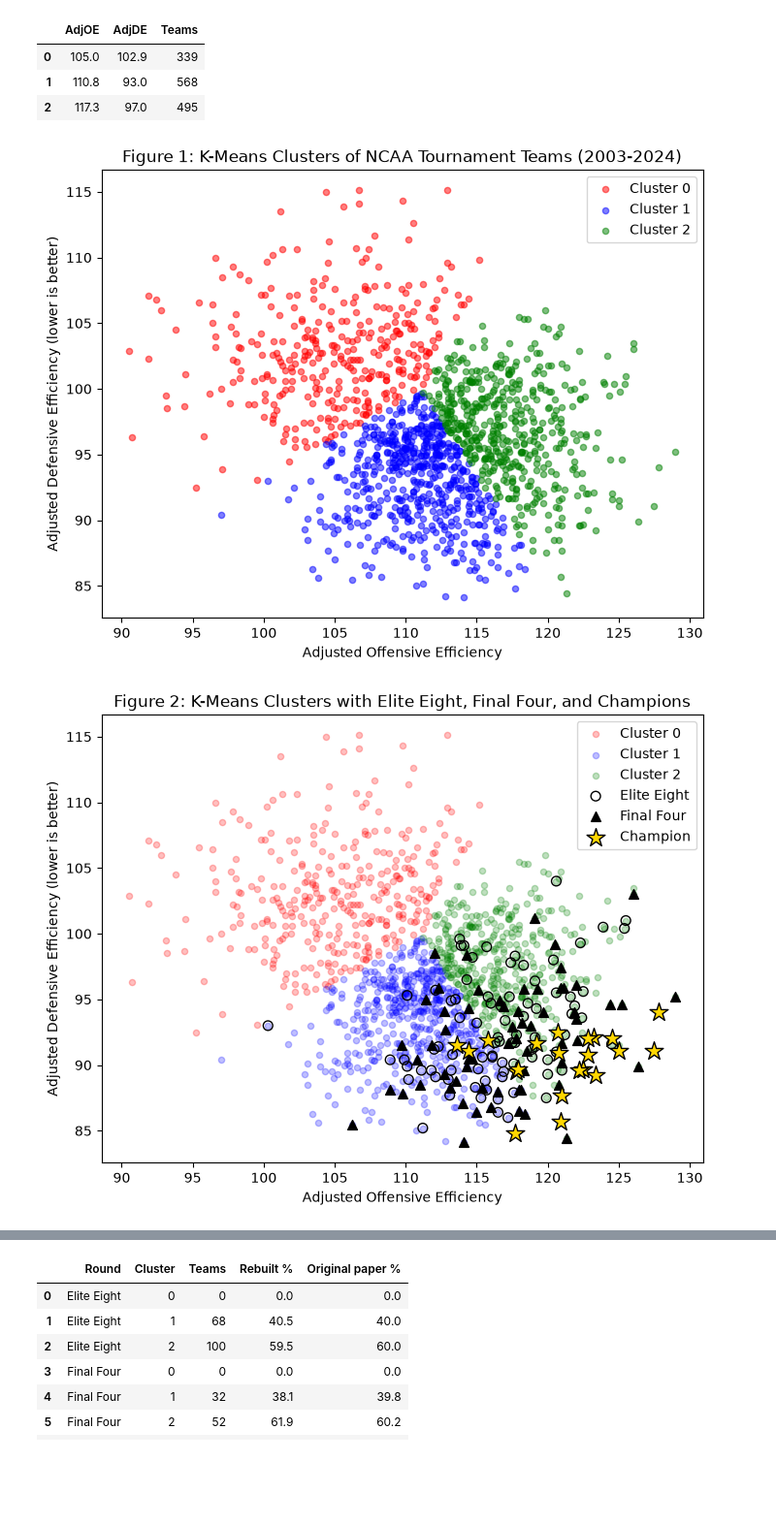
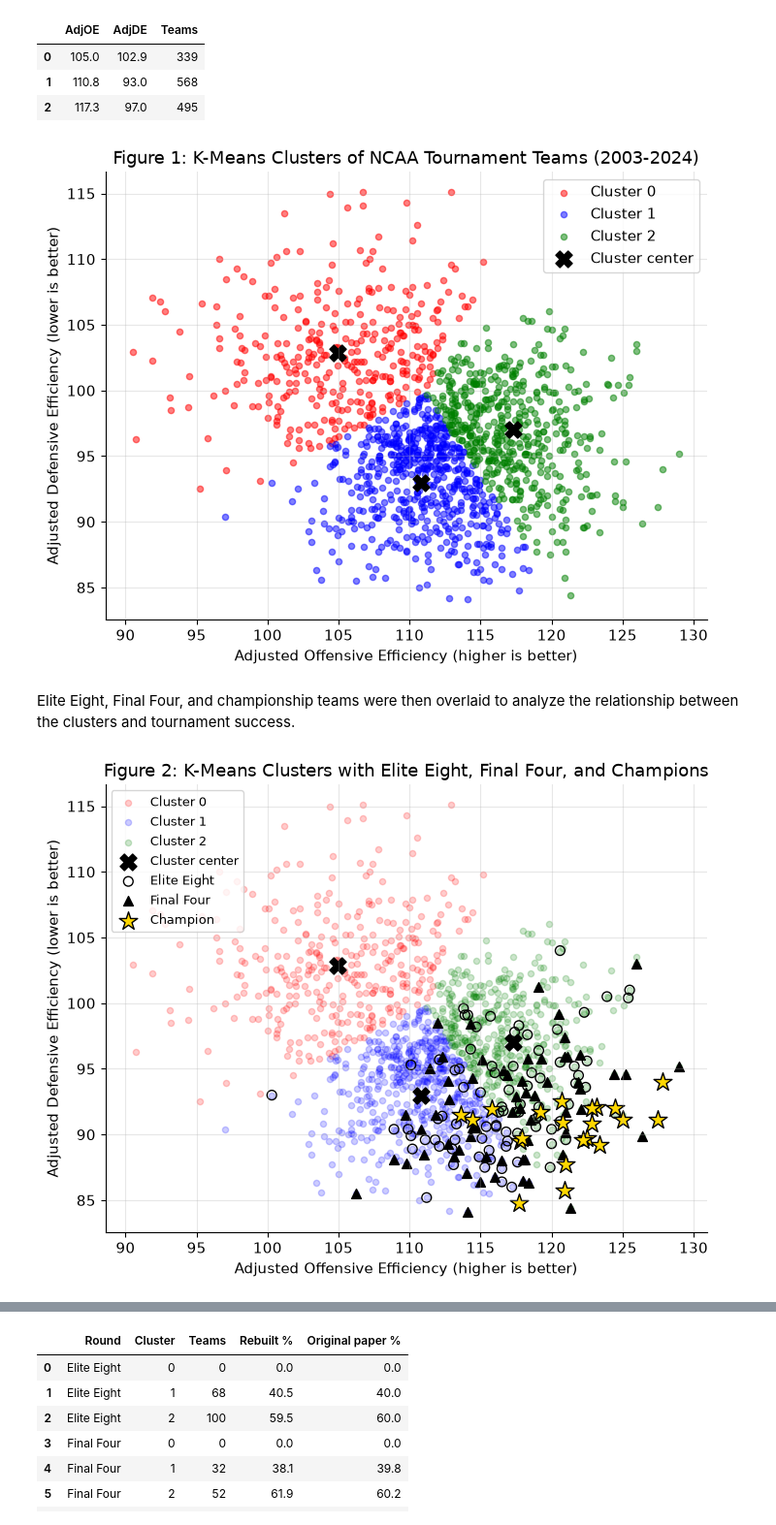
Before and after one commit to ColeDiGregorio/march-madness-analysis, a Jupyter notebook: march_madness.ipynb, the cells around one changed output, grey strips where cells are left out. Shown at 97% size. Drawn from its saved outputs; the diff is of its cells as text; code cells hidden in the pictures; blank space fills up the shorter version.

```diff
--- a/march_madness.ipynb
+++ b/march_madness.ipynb
@@ -15,3 +24,6 @@ from sklearn.cluster import KMeans
 from sklearn.linear_model import LogisticRegression
 from sklearn.model_selection import train_test_split
 from sklearn.metrics import accuracy_score, confusion_matrix, classification_report
+
+plt.rcParams.update({"figure.figsize": (8, 6), "font.size": 11, "axes.grid": True, "grid.alpha": 0.3,
+                     "axes.spines.top": False, "axes.spines.right": False})
@@ -85,9 +106,10 @@ results.head()
 # %%
 # 1/0 target columns: did this team reach each round?
-for col in ["Elite Eight", "Final Four", "Champion"]:
+rounds = ["Elite Eight", "Final Four", "Champion"]
+for col in rounds:
     tourney[col] = tourney.apply(lambda row: int(row["Team"] in results.loc[row["Season"], col]), axis=1)
 
-print(tourney[["Elite Eight", "Final Four", "Champion"]].sum().to_dict())
+print(tourney[rounds].sum().to_dict())
 
 # sanity checks: every Final Four team is an Elite Eight team, every champion a Final Four team
 assert (tourney["Final Four"] <= tourney["Elite Eight"]).all()
@@ -122,36 +146,39 @@ centers.round(1)
 # %%
 colors = {0: "red", 1: "blue", 2: "green"}
 
-plt.figure(figsize=(8, 6))
-for c in [0, 1, 2]:
-    group = tourney[tourney["Cluster"] == c]
-    plt.scatter(group["AdjOE"], group["AdjDE"], c=colors[c], alpha=0.5, s=20, label=f"Cluster {c}")
-plt.xlabel("Adjusted Offensive Efficiency")
-plt.ylabel("Adjusted Defensive Efficiency (lower is better)")
+def plot_clusters(alpha):
+    for c in [0, 1, 2]:
+        group = tourney[tourney["Cluster"] == c]
+        plt.scatter(group["AdjOE"], group["AdjDE"], c=colors[c], alpha=alpha, s=20, label=f"Cluster {c}")
+    plt.scatter(centers["AdjOE"], centers["AdjDE"], marker="X", c="black", s=150, label="Cluster center")
+    plt.xlabel("Adjusted Offensive Efficiency (higher is better)")
+    plt.ylabel("Adjusted Defensive Efficiency (lower is better)")
+
+plt.figure()
+plot_clusters(alpha=0.5)
 plt.title("Figure 1: K-Means Clusters of NCAA Tournament Teams (2003-2024)")
 plt.legend()
 plt.savefig("figures/figure1_clusters.png", dpi=150, bbox_inches="tight")
 plt.show()
 # %% [output]
-[figure, old version]
+[figure, new version]
+# %% [markdown]
+Elite Eight, Final Four, and championship teams were then overlaid to analyze the relationship between the
+clusters and tournament success.
 # %%
-plt.figure(figsize=(8, 6))
-for c in [0, 1, 2]:
-    group = tourney[tourney["Cluster"] == c]
-    plt.scatter(group["AdjOE"], group["AdjDE"], c=colors[c], alpha=0.25, s=20, label=f"Cluster {c}")
+plt.figure()
+plot_clusters(alpha=0.2)
 
 e8 = tourney[(tourney["Elite Eight"] == 1) & (tourney["Final Four"] == 0)]
 f4 = tourney[(tourney["Final Four"] == 1) & (tourney["Champion"] == 0)]
 ch = tourney[tourney["Champion"] == 1]
 plt.scatter(e8["AdjOE"], e8["AdjDE"], facecolors="none", edgecolors="black", s=50, label="Elite Eight")
 plt.scatter(f4["AdjOE"], f4["AdjDE"], marker="^", c="black", s=50, label="Final Four")
 plt.scatter(ch["AdjOE"], ch["AdjDE"], marker="*", c="gold", edgecolors="black", s=200, label="Champion")
-plt.xlabel("Adjusted Offensive Efficiency")
-plt.ylabel("Adjusted Defensive Efficiency (lower is better)")
 plt.title("Figure 2: K-Means Clusters with Elite Eight, Final Four, and Champions")
-plt.legend()
+plt.legend(loc="upper left", fontsize=9)
 plt.savefig("figures/figure2_clusters_overlay.png", dpi=150, bbox_inches="tight")
 plt.show()
 # %% [output]
-[figure, old version]
+[figure, new version]
 # %% [markdown]
```
Also changed, not shown: parts of 28 cells of this notebook, 6 other files.
